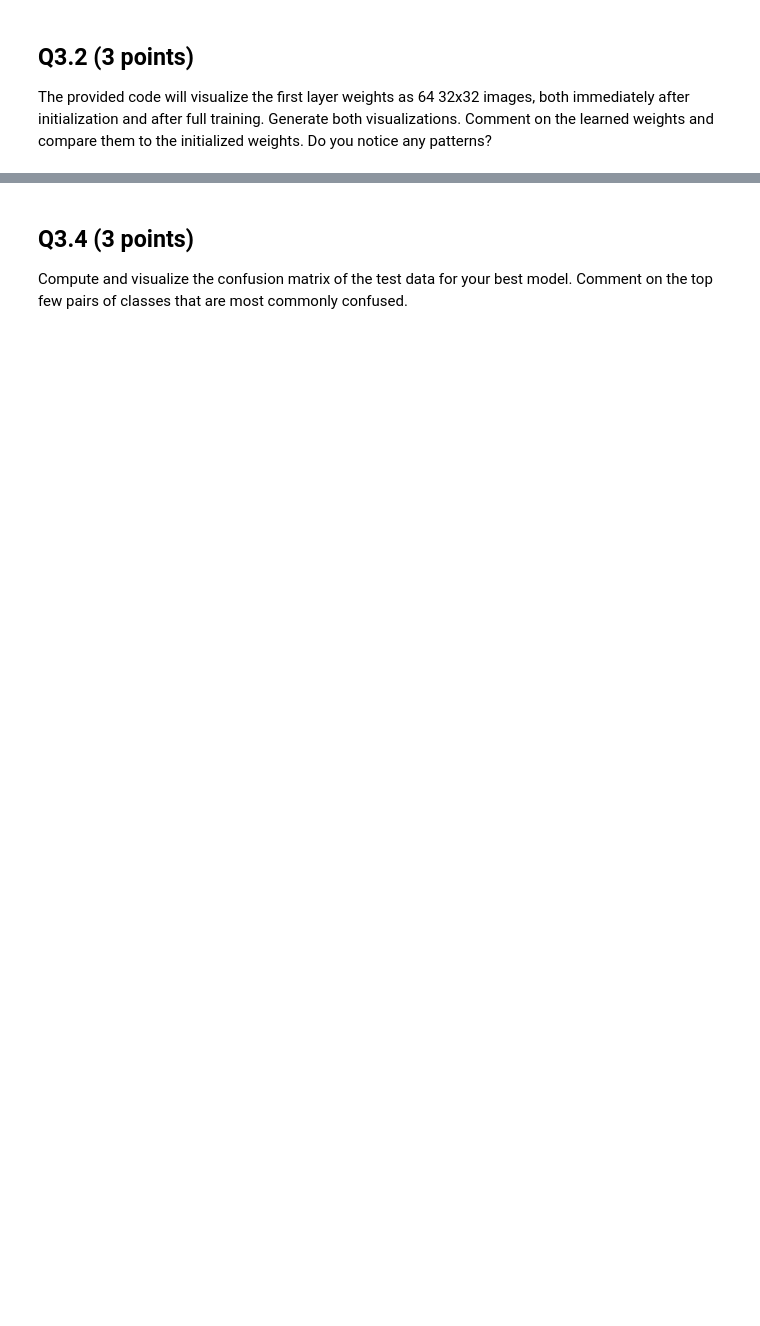
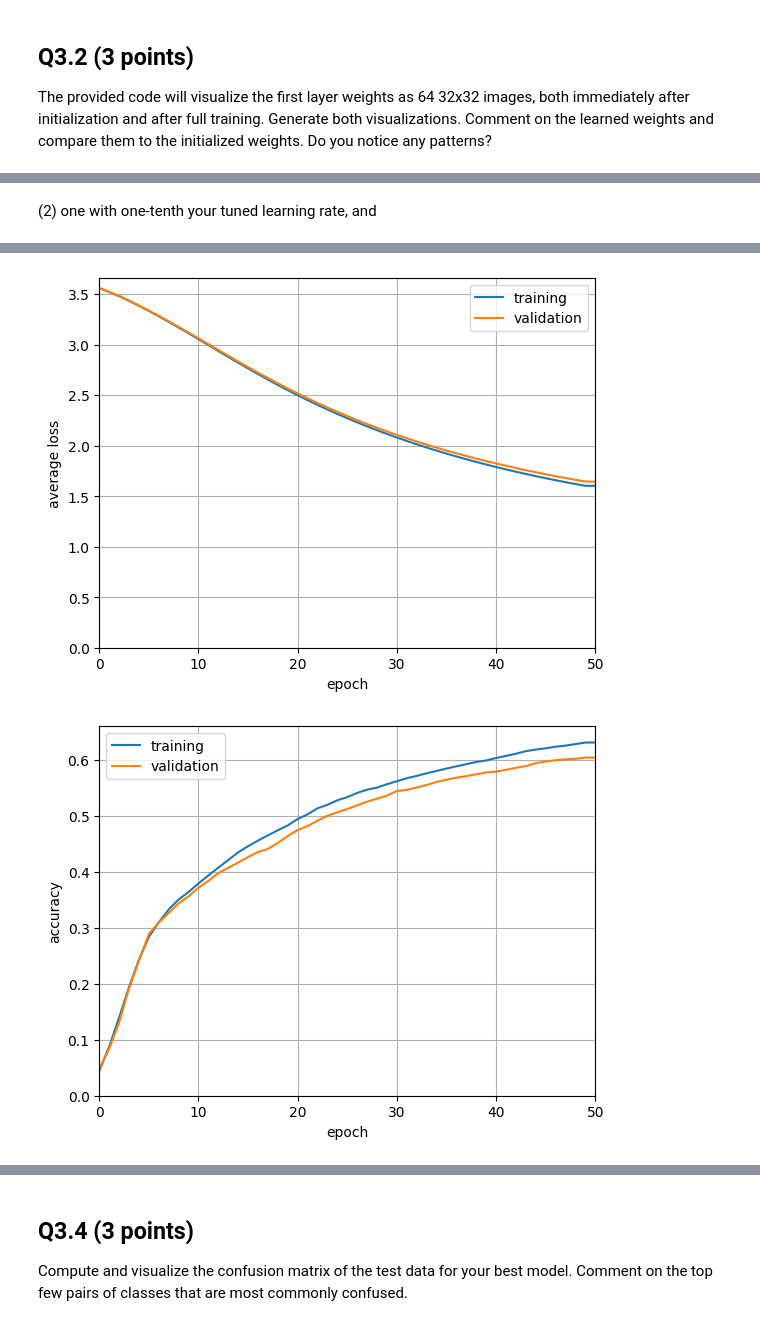
Before and after one commit to PAOK-2001/ComputerVision-16720, a Jupyter notebook: hw5/HW5_NeuralNetworks.ipynb, the cells around one changed output, grey strips where cells are left out. Drawn from its saved outputs; the diff is of its cells as text; code cells hidden in the pictures; blank space fills up the shorter version.

```diff
--- a/hw5/HW5_NeuralNetworks.ipynb
+++ b/hw5/HW5_NeuralNetworks.ipynb
@@ -803,0 +862,6 @@ YOUR ANSWER HERE...
+# %% [markdown]
+(2) one with one-tenth your tuned learning rate, and
+# %%
+train_loss, valid_loss, train_acc, valid_acc, test_acc, params = train_nist(learning_rate=(1/10)*choosen_lr)
+plot_losses((train_loss, valid_loss, train_acc, valid_acc, test_acc))
+# %% [output]
@@ -804 +885,3 @@ YOUR ANSWER HERE...
+[figure, added]
+[figure, added]
 # %% [markdown]
```
Also changed, not shown: parts of 24 cells of this notebook.
